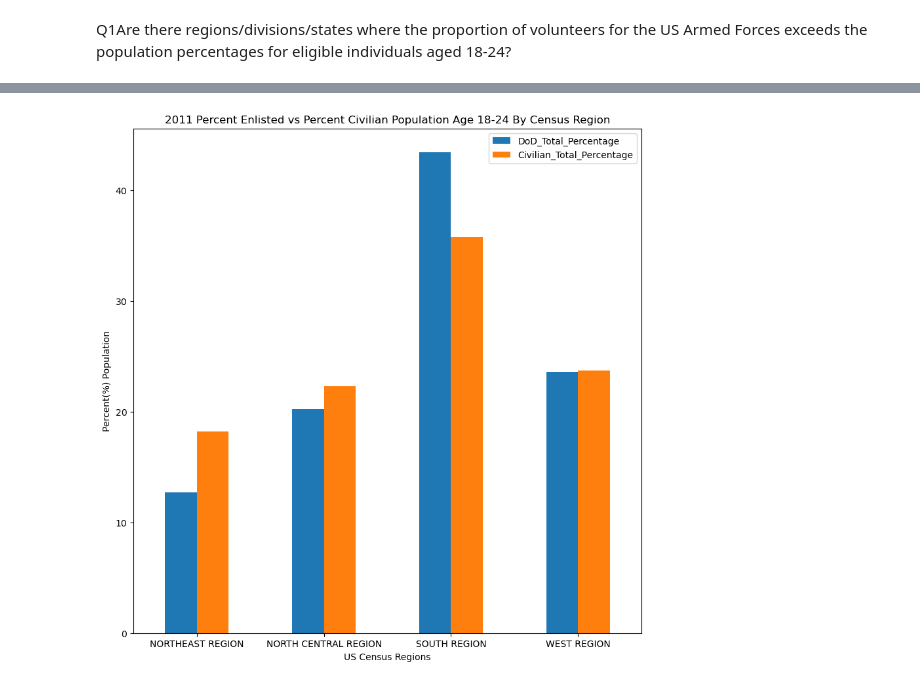
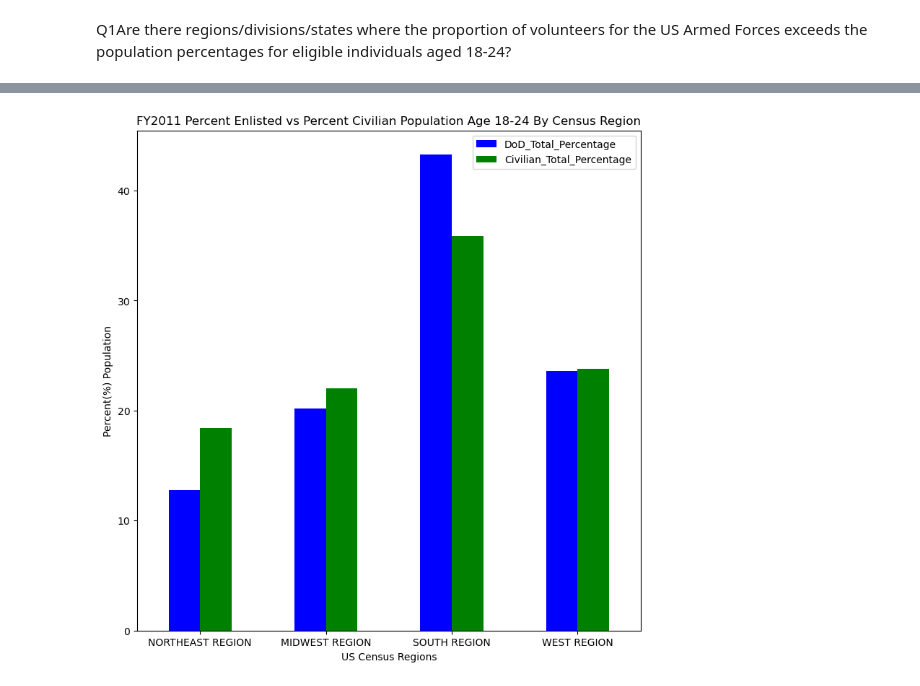
Before and after one commit to lightc4/lightch_capstone1, a Jupyter notebook: notebook/Accessions2010_20_gdppc.ipynb, the cells around one changed output, grey strips where cells are left out. Cells and saved outputs as stored; diff of their text form; code cells hidden in the pictures.

```diff
--- a/notebook/Accessions2010_20_gdppc.ipynb
+++ b/notebook/Accessions2010_20_gdppc.ipynb
@@ -390,15 +415,16 @@ df_region_11.head(2)
 # %%
+colors = ['blue', 'green']
 df_region_11 = pd.DataFrame(df_region_11, columns=['division', 'DoD_Total_Percentage', 'Civilian_Total_Percentage'])
 
-df_region_10.plot(x='division', y=['DoD_Total_Percentage', 'Civilian_Total_Percentage'], kind = 'bar', figsize = (10,10))
+df_region_11.plot(x='division', y=['DoD_Total_Percentage', 'Civilian_Total_Percentage'], kind = 'bar', color = colors, figsize = (9,9))
 
 plt.xticks(rotation = 0)
 plt.xlabel('US Census Regions')
 plt.ylabel('Percent(%) Population')
-plt.title('2011 Percent Enlisted vs Percent Civilian Population Age 18-24 By Census Region')
+plt.title('FY2011 Percent Enlisted vs Percent Civilian Population Age 18-24 By Census Region')
 plt.show()
 # %% [output]
-[figure, old version]
+[figure, new version]
 # %%
 #No change
 #This show that for 2011, the percentage of those enlisting was lower than the percentage represented in each region's popluation, except for the the SOUTH.
```
Also changed, not shown: parts of 18 cells of this notebook, 1 other file.
